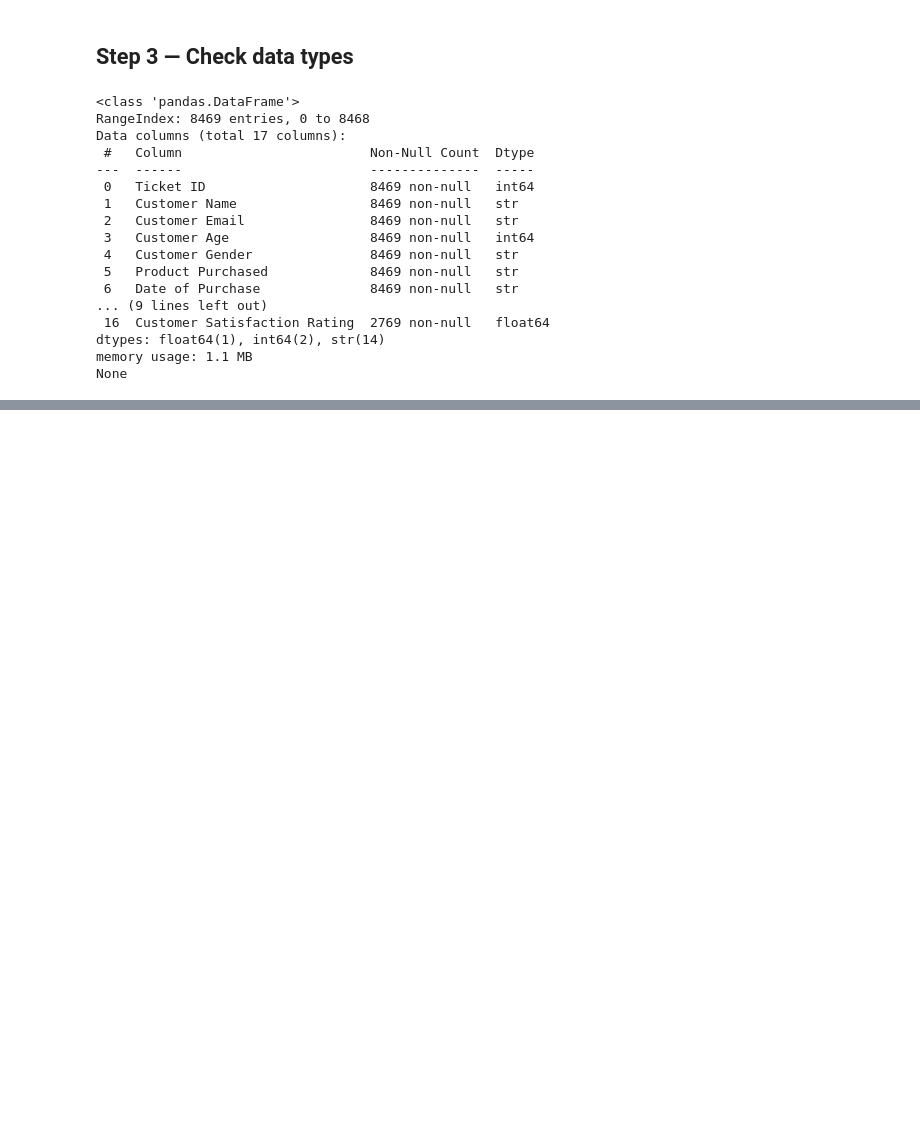
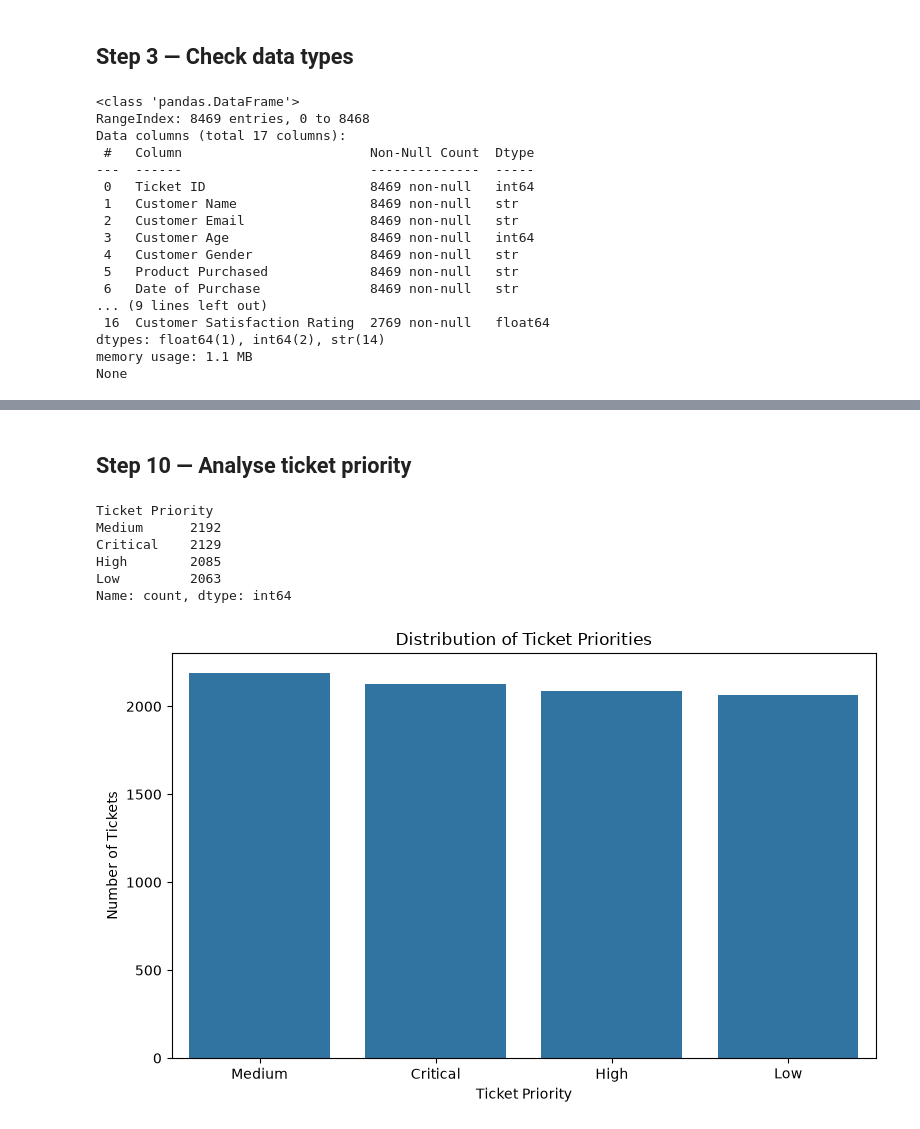
Before and after one commit to SaiSuryaHemanth2007/customer-escalation-risk-analysis, a Jupyter notebook: notebooks/01_data_understanding.ipynb, the cells around one changed output, grey strips where cells are left out. Drawn from its saved outputs; the diff is of its cells as text; code cells hidden in the pictures; blank space fills up the shorter version.

```diff
--- a/notebooks/01_data_understanding.ipynb
+++ b/notebooks/01_data_understanding.ipynb
@@ -62,0 +293,30 @@ None
+# %% [markdown]
+## Step 10 — Analyse ticket priority
+# %%
+# Analyse ticket priority
+
+priority_counts = df["Ticket Priority"].value_counts()
+
+print(priority_counts)
+
+plt.figure(figsize=(8, 5))
+
+sns.barplot(
+    x=priority_counts.index,
+    y=priority_counts.values
+)
+
+plt.title("Distribution of Ticket Priorities")
+plt.xlabel("Ticket Priority")
+plt.ylabel("Number of Tickets")
+plt.xticks(rotation=0)
+plt.tight_layout()
+plt.show()
+# %% [output]
+Ticket Priority
+Medium      2192
+Critical    2129
+High        2085
+Low         2063
+Name: count, dtype: int64
+[figure, added]
```
Also changed, not shown: parts of 23 cells of this notebook.
